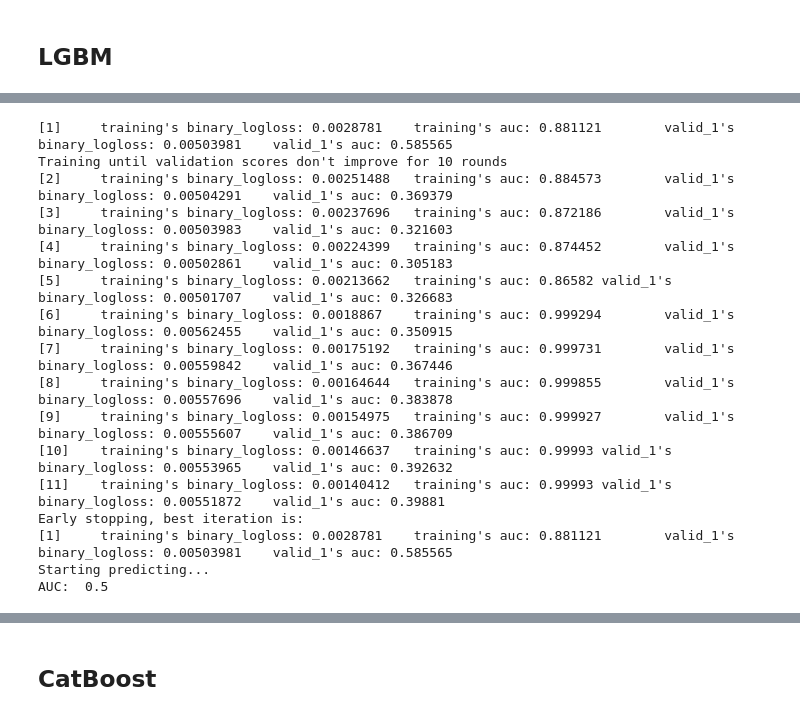
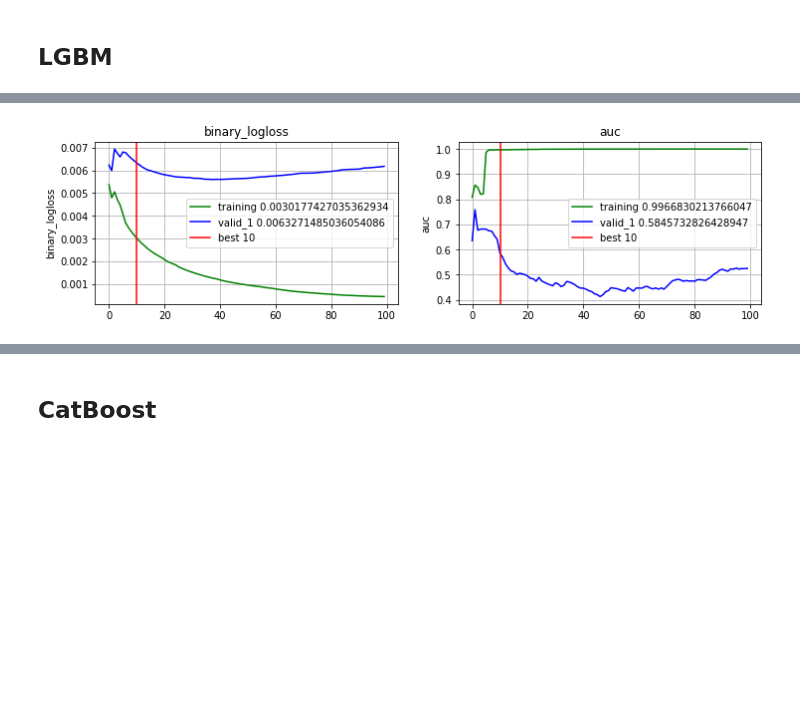
Before and after one commit to romirmoza/omop-cdm-postgresql, a Jupyter notebook: XGB_model_4.ipynb, the cells around one changed output, grey strips where cells are left out. Saved outputs shown, nothing was run; the diff lists cells and outputs as text; code cells hidden in the pictures; blank space fills up the shorter version.

```diff
--- a/XGB_model_4.ipynb
+++ b/XGB_model_4.ipynb
@@ -1151,51 +1231,38 @@ for w in train.window_id.unique():
+# %%
+plot_perf(evals_result, 10)
+# %% [output]
+[figure, added]
 # %%
-import lightgbm as lgb
+# import lightgbm as lgb
 
-params = {
-    'num_leaves': 31,
-    'learning_rate': 0.05,
-    'n_estimators': 20,
-}
+# params = {
+#     'num_leaves': 31,
+#     'learning_rate': 0.05,
+#     'n_estimators': 20,
+# }
 
-params = {
-    'boosting_type': 'gbdt',
-    'objective': 'binary',
-    'metric': ['binary_logloss','auc'],
-    'n_estimators': 20,
-    'num_leaves': 31,
-    'learning_rate': 0.05,
-    'feature_fraction': 0.9,
-    'bagging_fraction': 0.8,
-    'bagging_freq': 5,
-    'verbose': 1
-}
+# params = {
+#     'boosting_type': 'gbdt',
+#     'objective': 'binary',
+#     'metric': ['binary_logloss','auc'],
+#     'n_estimators': 20,
+#     'num_leaves': 31,
+#     'learning_rate': 0.05,
+#     'feature_fraction': 0.9,
+#     'bagging_fraction': 0.8,
+#     'bagging_freq': 5,
+#     'verbose': 1
+# }
 
-gbm = lgb.LGBMClassifier(**params)
+# gbm = lgb.LGBMClassifier(**params)
 
-gbm.fit(X_train, y_train,
-        eval_set=[(X_train, y_train),(X_valid, y_valid)],
-#        eval_metric='auc',
-        early_stopping_rounds=10)
+# gbm.fit(X_train, y_train,
+#         eval_set=[(X_train, y_train),(X_valid, y_valid)],
+# #        eval_metric='auc',
+#         early_stopping_rounds=10)
 
-print('Starting predicting...')
-# predict
-y_pred = gbm.predict(X_valid, num_iteration=gbm.best_iteration_)
-# eval
-print('AUC: ', roc_auc_score(y_valid, y_pred))
+# print('Starting predicting...')
+# # predict
+# y_pred = gbm.predict(X_valid, num_iteration=gbm.best_iteration_)
+# # eval
+# print('AUC: ', roc_auc_score(y_valid, y_pred))
-# %% [output]
-[1]     training's binary_logloss: 0.0028781    training's auc: 0.881121        valid_1's binary_logloss: 0.00503981    valid_1's auc: 0.585565
-Training until validation scores don't improve for 10 rounds
-[2]     training's binary_logloss: 0.00251488   training's auc: 0.884573        valid_1's binary_logloss: 0.00504291    valid_1's auc: 0.369379
-[3]     training's binary_logloss: 0.00237696   training's auc: 0.872186        valid_1's binary_logloss: 0.00503983    valid_1's auc: 0.321603
-[4]     training's binary_logloss: 0.00224399   training's auc: 0.874452        valid_1's binary_logloss: 0.00502861    valid_1's auc: 0.305183
-[5]     training's binary_logloss: 0.00213662   training's auc: 0.86582 valid_1's binary_logloss: 0.00501707    valid_1's auc: 0.326683
-[6]     training's binary_logloss: 0.0018867    training's auc: 0.999294        valid_1's binary_logloss: 0.00562455    valid_1's auc: 0.350915
-[7]     training's binary_logloss: 0.00175192   training's auc: 0.999731        valid_1's binary_logloss: 0.00559842    valid_1's auc: 0.367446
-[8]     training's binary_logloss: 0.00164644   training's auc: 0.999855        valid_1's binary_logloss: 0.00557696    valid_1's auc: 0.383878
-[9]     training's binary_logloss: 0.00154975   training's auc: 0.999927        valid_1's binary_logloss: 0.00555607    valid_1's auc: 0.386709
-[10]    training's binary_logloss: 0.00146637   training's auc: 0.99993 valid_1's binary_logloss: 0.00553965    valid_1's auc: 0.392632
-[11]    training's binary_logloss: 0.00140412   training's auc: 0.99993 valid_1's binary_logloss: 0.00551872    valid_1's auc: 0.39881
-Early stopping, best iteration is:
-[1]     training's binary_logloss: 0.0028781    training's auc: 0.881121        valid_1's binary_logloss: 0.00503981    valid_1's auc: 0.585565
-Starting predicting...
-AUC:  0.5
```
Also changed, not shown: parts of 30 cells of this notebook, 1 other file.
